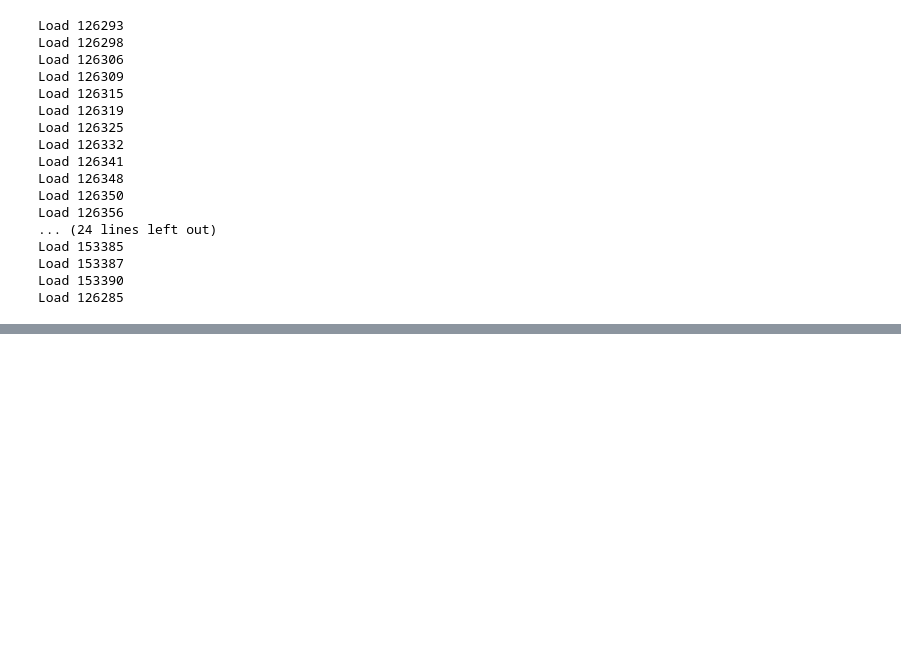
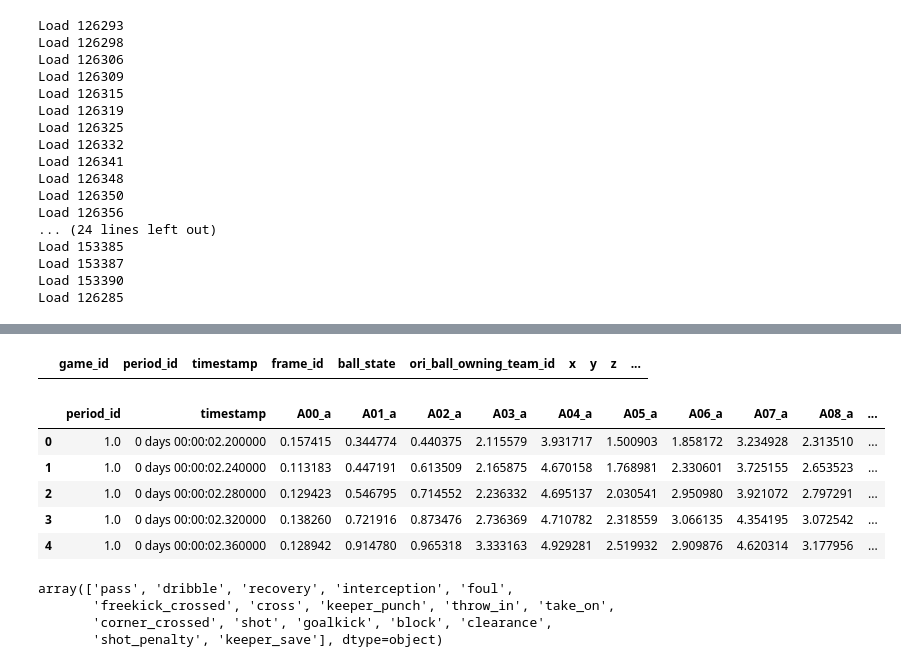
Before and after one commit to leemingo/express-v2, a Jupyter notebook: notebook/5-check-pressing.ipynb, the cells around one changed output, grey strips where cells are left out. Drawn from its saved outputs; the diff is of its cells as text; code cells hidden in the pictures; blank space fills up the shorter version.

Commit message:
Fix errors.

```diff
--- a/notebook/5-check-pressing.ipynb
+++ b/notebook/5-check-pressing.ipynb
@@ -158 +133,39 @@ set(event_names)
+# %%
+total_df.loc[total_df['period_id'] == 2, 'timestamp'] -= pd.Timedelta(minutes=45)
+total_df = total_df.merge(
+    teams_df[['pID', 'player_code']],
+    how='left',
+    left_on = 'id',
+    right_on = 'pID'
+)
+total_df.drop(['pID'], axis=1, inplace=True)
+
+# Ball id
+nan_mask = pd.isna(total_df['player_code'])
+if total_df.loc[nan_mask, 'id'].nunique() != 1:
+    print('error')
+else:
+    if total_df.loc[nan_mask, 'id'].unique()[0] != 'ball':
+        print('error')
+total_df.loc[nan_mask, 'player_code'] = total_df.loc[nan_mask, 'id']
+total_df[pd.isna(total_df['player_code'])]
+# %% [output]
+|  | game_id | period_id | timestamp | frame_id | ball_state | ori_ball_owning_team_id | x | y | z | ... |
+# %%
+wide_tracking_df = total_df.pivot_table(
+    index= ['period_id', 'timestamp'],
+    columns='player_code',
+    values=['x', 'y', 'vx', 'vy', 'v', 'ax', 'ay', 'a']
+)
+
+wide_tracking_df.columns = [f'{player_code}_{value}' for value, player_code in wide_tracking_df.columns]
+wide_tracking_df.reset_index(inplace=True)
+wide_tracking_df.head()
+# %% [output]
+|  | period_id | timestamp | A00_a | A01_a | A02_a | A03_a | A04_a | A05_a | A06_a | A07_a | A08_a | ... |
+| 0 | 1.0 | 0 days 00:00:02.200000 | 0.157415 | 0.344774 | 0.440375 | 2.115579 | 3.931717 | 1.500903 | 1.858172 | 3.234928 | 2.313510 | ... |
+| 1 | 1.0 | 0 days 00:00:02.240000 | 0.113183 | 0.447191 | 0.613509 | 2.165875 | 4.670158 | 1.768981 | 2.330601 | 3.725155 | 2.653523 | ... |
+| 2 | 1.0 | 0 days 00:00:02.280000 | 0.129423 | 0.546795 | 0.714552 | 2.236332 | 4.695137 | 2.030541 | 2.950980 | 3.921072 | 2.797291 | ... |
+| 3 | 1.0 | 0 days 00:00:02.320000 | 0.138260 | 0.721916 | 0.873476 | 2.736369 | 4.710782 | 2.318559 | 3.066135 | 4.354195 | 3.072542 | ... |
+| 4 | 1.0 | 0 days 00:00:02.360000 | 0.128942 | 0.914780 | 0.965318 | 3.333163 | 4.929281 | 2.519932 | 2.909876 | 4.620314 | 3.177956 | ... |
 # %%
@@ -213,0 +230,7 @@ first_frames_df = pd.concat(period_list, axis=0, ignore_index=True)
+# %%
+filtered_event_df['type_name'].unique()
+# %% [output]
+array(['pass', 'dribble', 'recovery', 'interception', 'foul',
+       'freekick_crossed', 'cross', 'keeper_punch', 'throw_in', 'take_on',
+       'corner_crossed', 'shot', 'goalkick', 'block', 'clearance',
+       'shot_penalty', 'keeper_save'], dtype=object)
```
Also changed, not shown: parts of 21 cells of this notebook, 13 other files.
